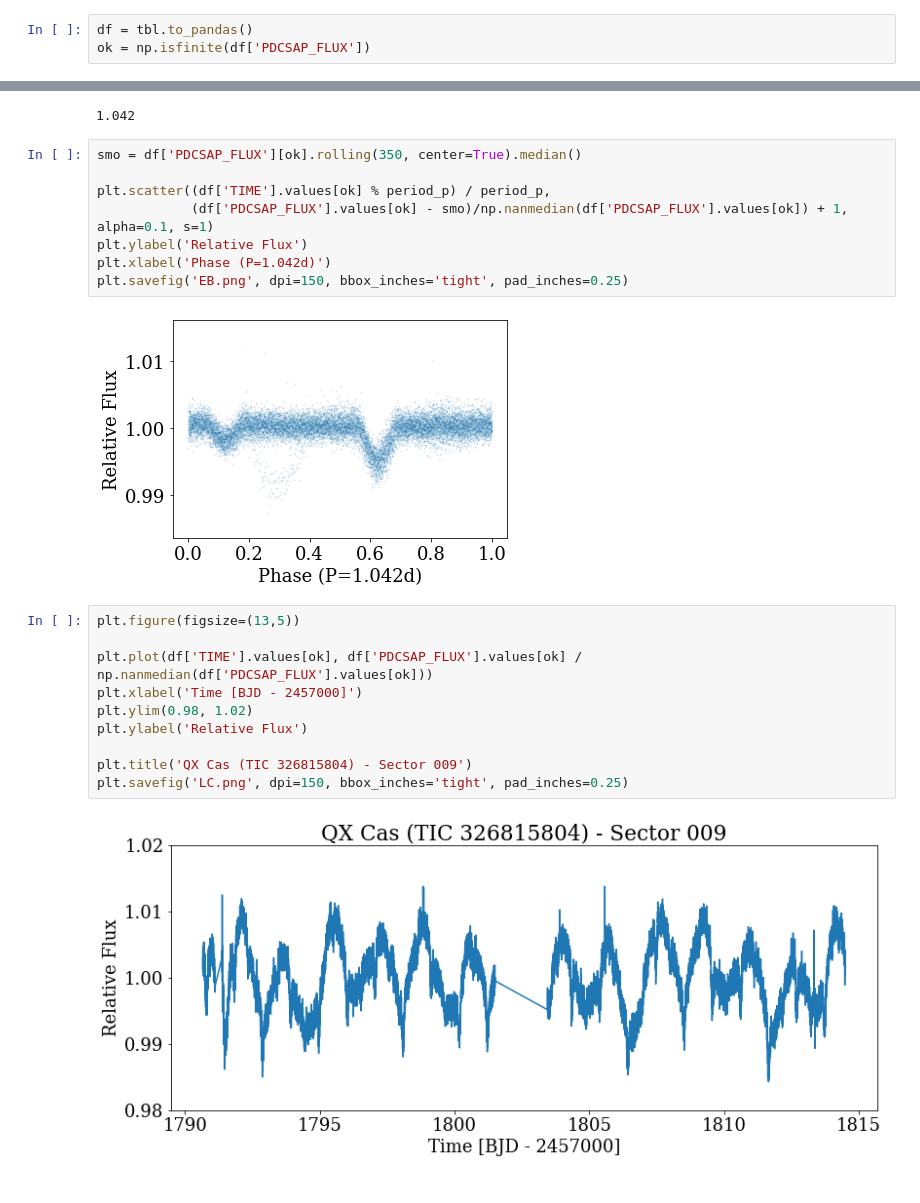
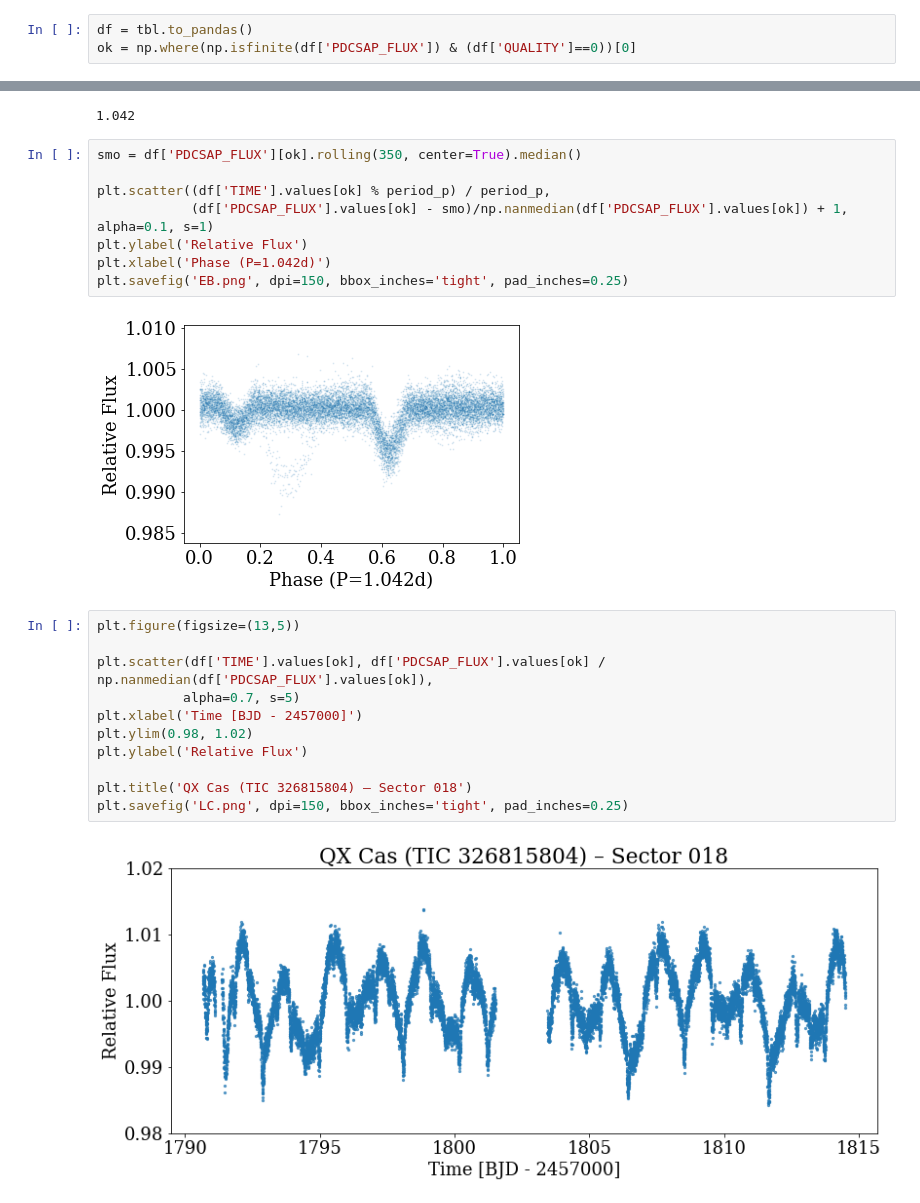
Before and after one commit to jradavenport/QX-Cas, a Jupyter notebook: makeplots.ipynb, the cells around one changed output, grey strips where cells are left out. Saved outputs shown, nothing was run; the diff lists cells and outputs as text.

Commit message:
a few more plots and calculations

```diff
--- a/makeplots.ipynb
+++ b/makeplots.ipynb
@@ -18,7 +18,7 @@ plt.plot(tbl['TIME'], tbl['PDCSAP_FLUX'])
 [figure]
 # %%
 df = tbl.to_pandas()
-ok = np.isfinite(df['PDCSAP_FLUX'])
+ok = np.where(np.isfinite(df['PDCSAP_FLUX']) & (df['QUALITY']==0))[0]
 # %%
 period_orig = 6.005 # previously published
 # %%
@@ -56,16 +56,17 @@ plt.ylabel('Relative Flux')
 plt.xlabel('Phase (P=1.042d)')
 plt.savefig('EB.png', dpi=150, bbox_inches='tight', pad_inches=0.25)
 # %% [output]
-[figure, old version]
+[figure, new version]
 # %%
 plt.figure(figsize=(13,5))
 
-plt.plot(df['TIME'].values[ok], df['PDCSAP_FLUX'].values[ok] / np.nanmedian(df['PDCSAP_FLUX'].values[ok]))
+plt.scatter(df['TIME'].values[ok], df['PDCSAP_FLUX'].values[ok] / np.nanmedian(df['PDCSAP_FLUX'].values[ok]),
+           alpha=0.7, s=5)
 plt.xlabel('Time [BJD - 2457000]')
 plt.ylim(0.98, 1.02)
 plt.ylabel('Relative Flux')
 
-plt.title('QX Cas (TIC 326815804) - Sector 009')
+plt.title('QX Cas (TIC 326815804) – Sector 018')
 plt.savefig('LC.png', dpi=150, bbox_inches='tight', pad_inches=0.25)
 # %% [output]
-[figure, old version]
+[figure, new version]
```
Also changed, not shown: parts of 11 cells of this notebook.
